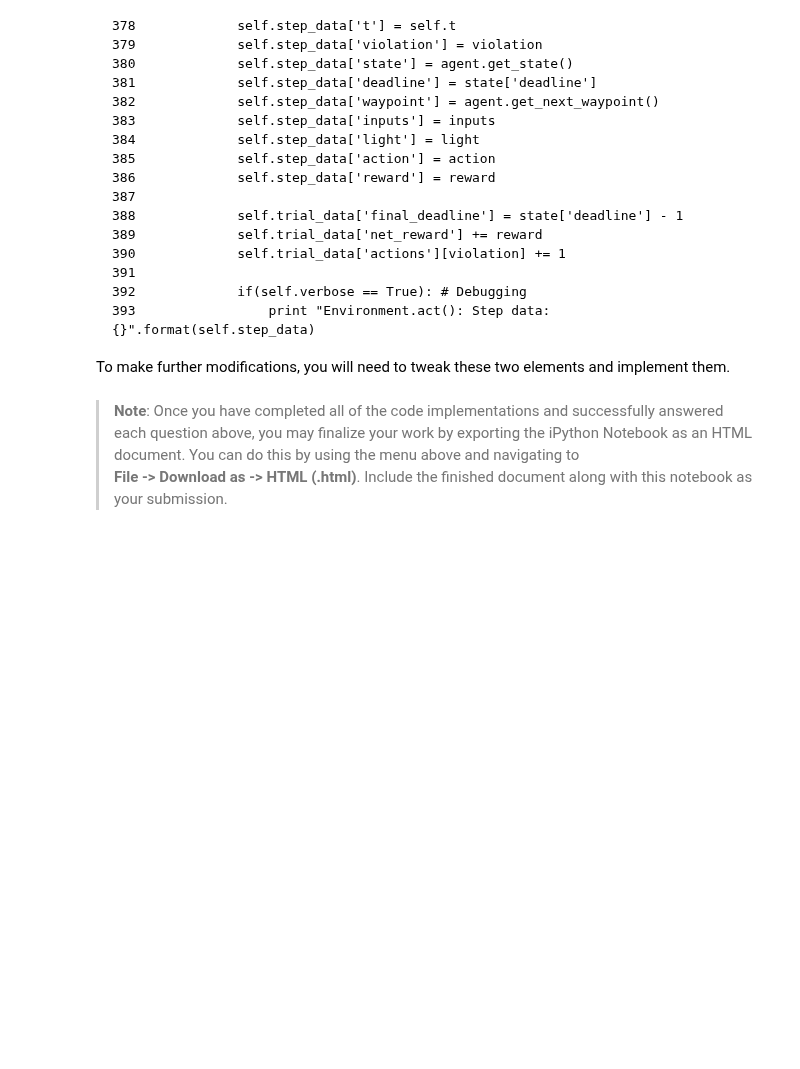
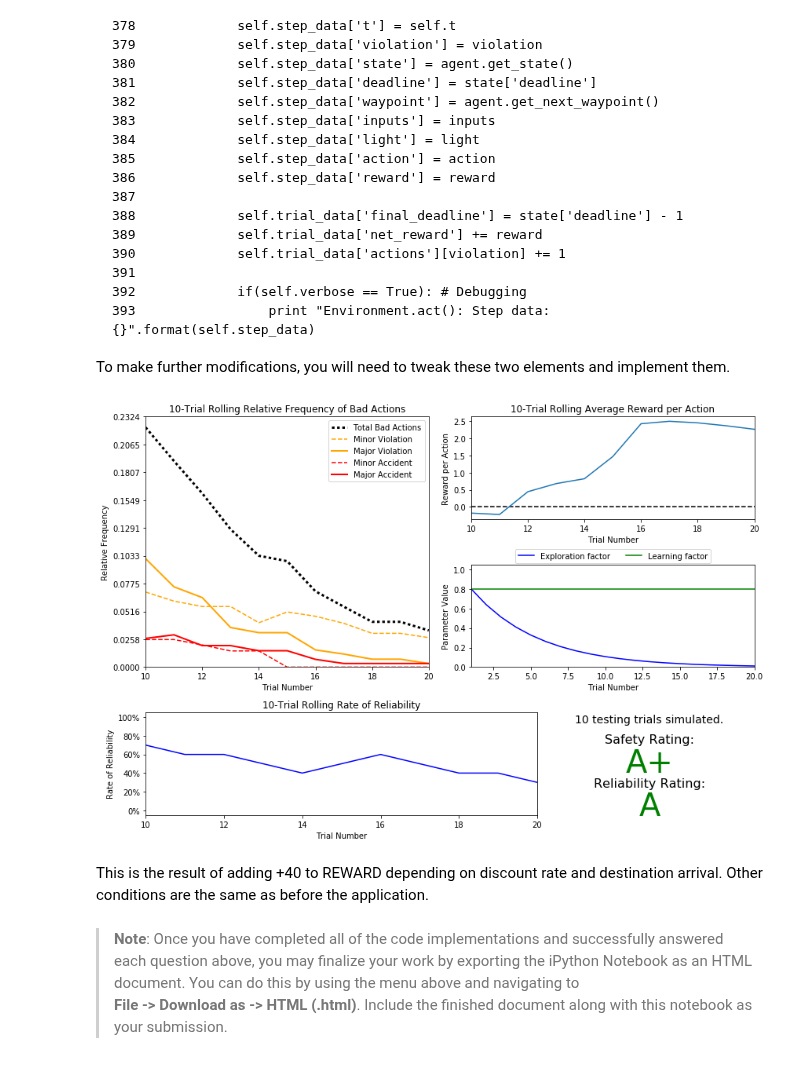
Before and after one commit to ibunny01/MLND, a Jupyter notebook: smartcab.ipynb, the cells around one changed output. Drawn from its saved outputs; the diff is of its cells as text; code cells hidden in the pictures; blank space fills up the shorter version.

Commit message:
feat: Apply discount rate and destination reward
- We applied discount rate gamma to Q-learning algorithm.
- Added +40 to compensate for destination.

````diff
--- a/smartcab.ipynb
+++ b/smartcab.ipynb
@@ -474,6 +474,13 @@ On the other hand, in environment, REWARD should be given to reach destination.
 ```
 
 To make further modifications, you will need to tweak these two elements and implement them.
+# %%
+# Load the 'sim_improved-learning' file from the improved Q-Learning simulation
+vs.plot_trials('discounted-sim_improved-learning.csv')
+# %% [output]
+[figure, added]
+# %% [markdown]
+This is the result of adding +40 to REWARD depending on discount rate and destination arrival. Other conditions are the same as before the application.
 # %% [markdown]
 > **Note**: Once you have completed all of the code implementations and successfully answered each question above, you may finalize your work by exporting the iPython Notebook as an HTML document. You can do this by using the menu above and navigating to
 **File -> Download as -> HTML (.html)**. Include the finished document along with this notebook as your submission.
````
Also changed, not shown: 8 other files.
